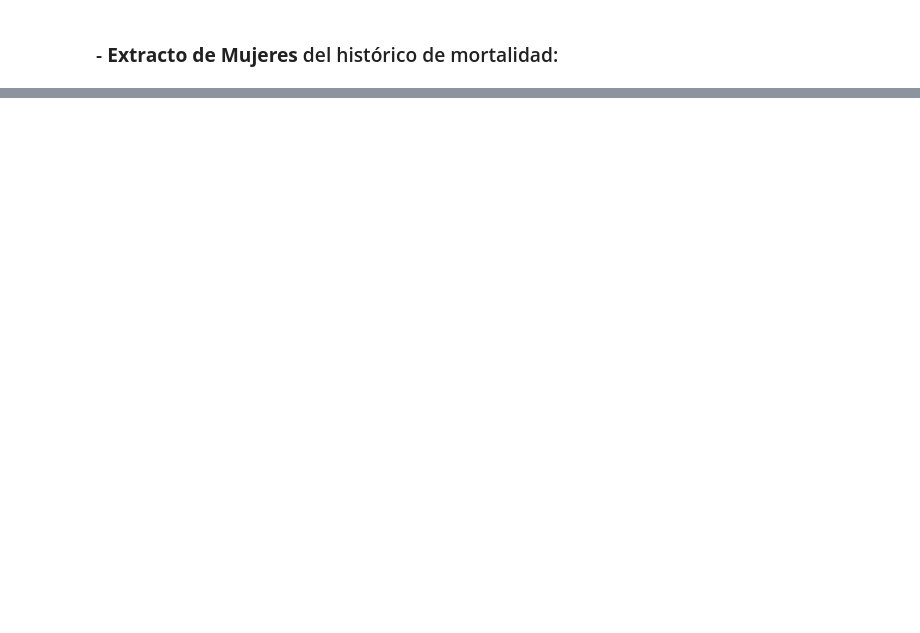
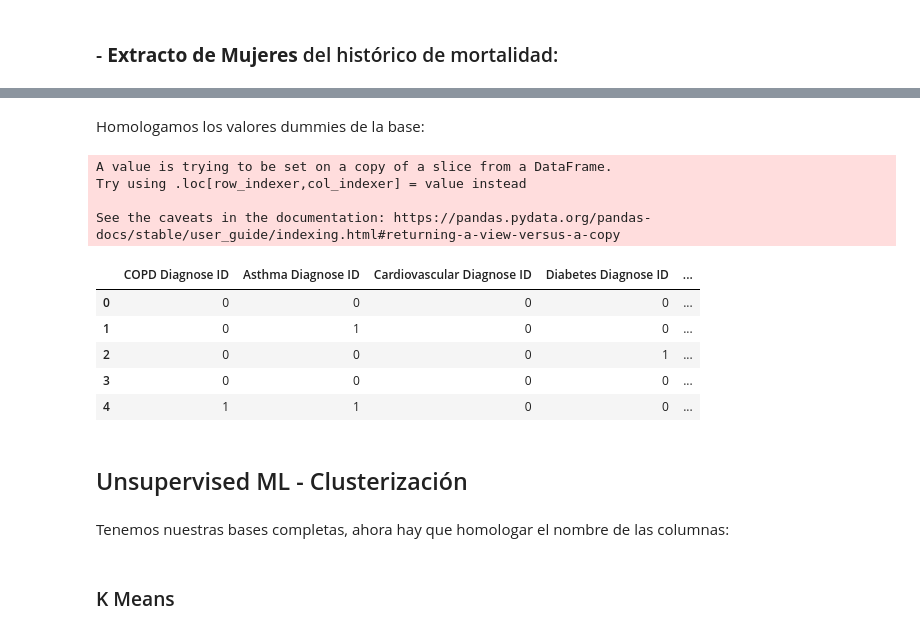
Before and after one commit to NayelySaldivar/DesafioData, a Jupyter notebook: BasesDeDatos.ipynb, the cells around one changed output, grey strips where cells are left out. Saved outputs shown, nothing was run; the diff lists cells and outputs as text; code cells hidden in the pictures; blank space fills up the shorter version.

```diff
--- a/BasesDeDatos.ipynb
+++ b/BasesDeDatos.ipynb
@@ -272,0 +356,40 @@ mortalidad_mujeres.to_csv('Bases_INEGI_Mujeres.csv')
+# %% [markdown]
+Homologamos los valores dummies de la base:
+# %%
+enfermedades=['Pneumonia Diagnose ID','COPD Diagnose ID','Asthma Diagnose ID','Inmunosupresion Diagnose ID','Hypertension Diagnose ID','Cardiovascular Diagnose ID','Obesity Diagnose ID','Chronic Kidney Failure Diagnose ID','Diabetes Diagnose ID']
+
+for enf in enfermedades:
+
+  data_api[enf]=np.where(data_api[enf]==1,1,0)
+# %%
+# Orden de las columnas
+# columnas_ml=['EPOC','Asma','Cardiovascular','Diabetes','Hipertension','Inmunosupresion','Inf_Renal','Neumonia','Obesidad','Sexo','Edad','Institucion','Estado','Municipio']
+data_api_ml_completo=data_api[['COPD Diagnose ID','Asthma Diagnose ID','Cardiovascular Diagnose ID','Diabetes Diagnose ID','Hypertension Diagnose ID','Inmunosupresion Diagnose ID','Chronic Kidney Failure Diagnose ID','Pneumonia Diagnose ID','Obesity Diagnose ID','Sex ID','Age','Health Institution Attended','State Patient Attended ID','Municipality ID']]
+# %%
+data_api_ml_completo['Health Institution Attended']=np.where(
+    data_api_ml_completo['Health Institution Attended']=='IMSS',2,np.where(
+    data_api_ml_completo['Health Institution Attended']=='ISSSTE',3,np.where(
+    data_api_ml_completo['Health Institution Attended']=='PEMEX',4,np.where(
+    data_api_ml_completo['Health Institution Attended']=='SEDENA',5,np.where(
+    data_api_ml_completo['Health Institution Attended']=='SEMAR',6,np.where(
+    data_api_ml_completo['Health Institution Attended']=='IMSS-Bienestar',7,8
+    )
+    )
+    )
+    )
+    )
+    )
+# %% [output]
+A value is trying to be set on a copy of a slice from a DataFrame.
+Try using .loc[row_indexer,col_indexer] = value instead
+
+See the caveats in the documentation: https://pandas.pydata.org/pandas-docs/stable/user_guide/indexing.html#returning-a-view-versus-a-copy
+# %%
+data_api_ml_completo.head()
+# %% [output]
+|  | COPD Diagnose ID | Asthma Diagnose ID | Cardiovascular Diagnose ID | Diabetes Diagnose ID | ... |
+| 0 | 0 | 0 | 0 | 0 | ... |
+| 1 | 0 | 1 | 0 | 0 | ... |
+| 2 | 0 | 0 | 0 | 1 | ... |
+| 3 | 0 | 0 | 0 | 0 | ... |
+| 4 | 1 | 1 | 0 | 0 | ... |
@@ -272,0 +398,4 @@ mortalidad_mujeres.to_csv('Bases_INEGI_Mujeres.csv')
+# %% [markdown]
+## Unsupervised ML - Clusterización
+# %% [markdown]
+Tenemos nuestras bases completas, ahora hay que homologar el nombre de las columnas:
@@ -272,0 +409,2 @@ mortalidad_mujeres.to_csv('Bases_INEGI_Mujeres.csv')
+# %% [markdown]
+### K Means
```
Also changed, not shown: parts of 65 cells of this notebook.
